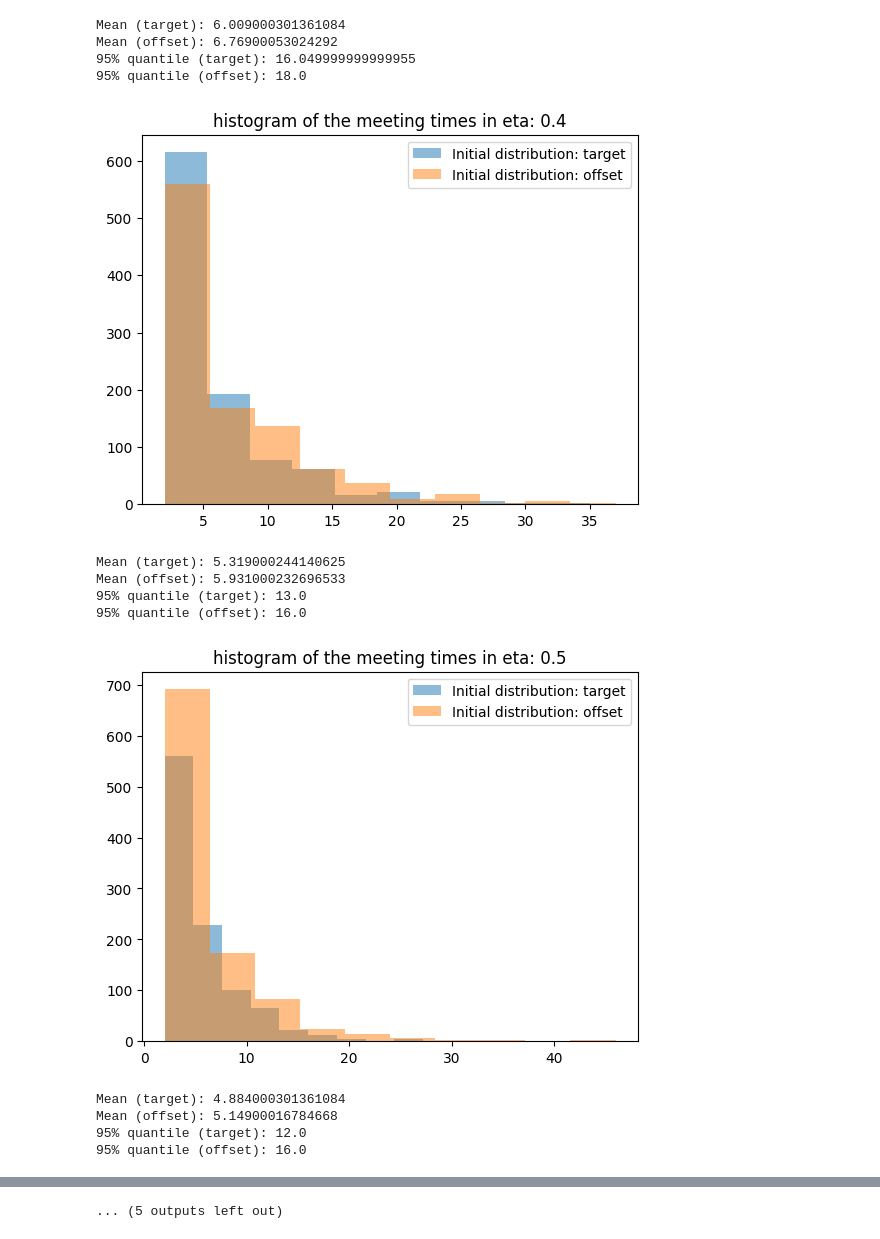
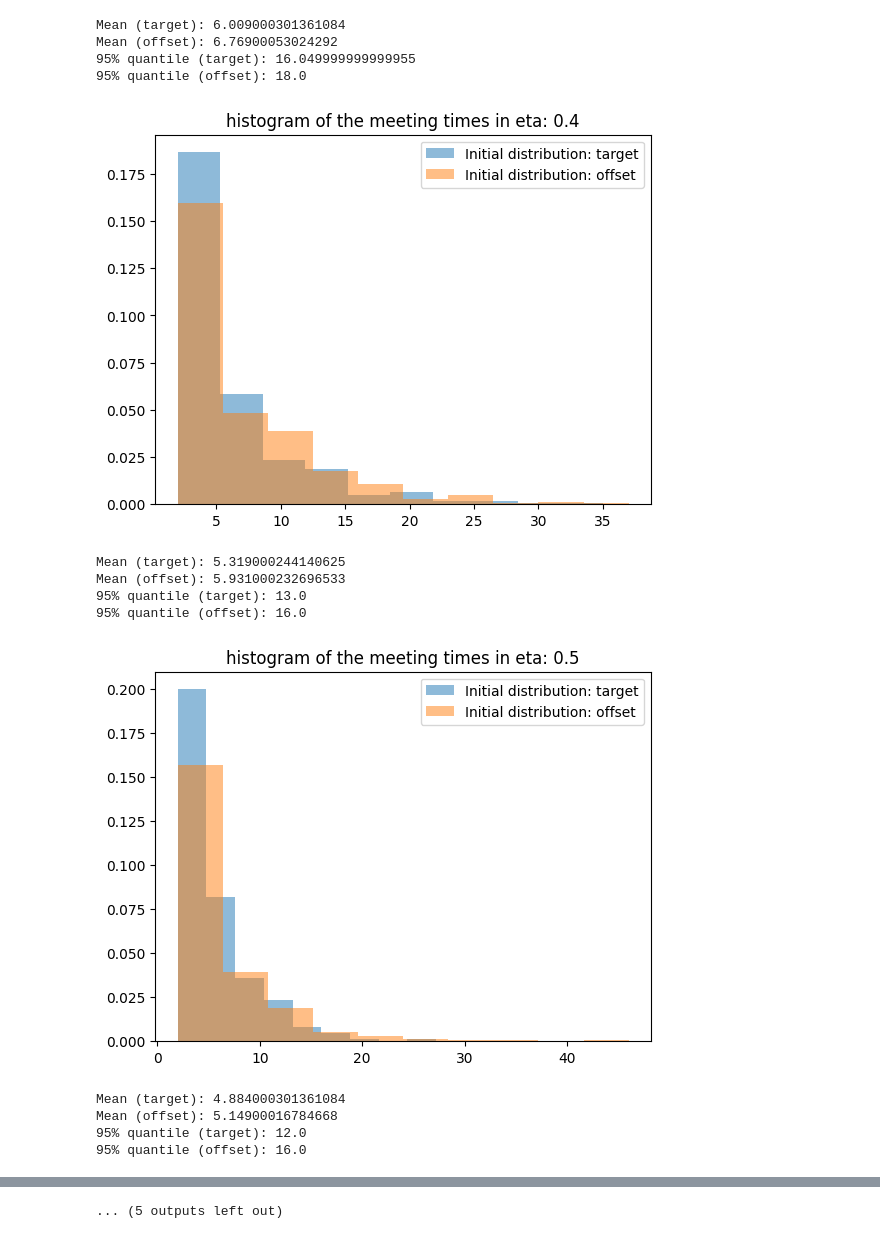
Before and after one commit to ylefay/unbiased_mcmc_with_couplings, a Jupyter notebook: experiments/exploiting_results.ipynb, the cells around one changed output, grey strips where cells are left out. Drawn from its saved outputs; the diff is of its cells as text; code cells hidden in the pictures.

```diff
--- a/experiments/exploiting_results.ipynb
+++ b/experiments/exploiting_results.ipynb
@@ -7,9 +7,9 @@ fn_exp1 = "./exp_compare_estimators.pkl"
 fn_exp2 = ["./results_coupling_time_target_wrt_to_dim.pkl", "results_coupling_time_offset_wrt_to_dim.pkl"]
 fn_exp3 = ["./results_coupling_time_target_wrt_to_eta.pkl", "results_coupling_time_offset_wrt_to_eta.pkl"]
 
-"""
+
 with open(fn_exp1, 'rb') as handle:
-    exp1 = pickle.load(handle)"""
+    exp1 = pickle.load(handle)
 with open(fn_exp2[0], 'rb') as handle:
     exp2 = pickle.load(handle)
 with open(fn_exp2[1], 'rb') as handle:
@@ -107,8 +117,8 @@ for eta in etas:
     print(f"Mean (offset): {exp3_offset[eta][-1].mean()}")
     print(f"95% quantile (target): {np.quantile(exp3[eta][-1], 0.95)}")
     print(f"95% quantile (offset): {np.quantile(exp3_offset[eta][-1], 0.95)}")
-    plt.hist(exp3[eta][-1], label="Initial distribution: target", alpha=0.5, bins=10)
-    plt.hist(exp3_offset[eta][-1], label="Initial distribution: offset", alpha=0.5, bins=10)
+    plt.hist(exp3[eta][-1], label="Initial distribution: target", alpha=0.5, bins=10, density=True)
+    plt.hist(exp3_offset[eta][-1], label="Initial distribution: offset", alpha=0.5, bins=10, density=True)
     plt.title(f"histogram of the meeting times in eta: {eta}")
     plt.legend()
     plt.show()
@@ -138,13 +148,13 @@ Mean (offset): 7.694000244140625
 Mean (target): 6.009000301361084
 Mean (offset): 6.76900053024292
 95% quantile (target): 16.049999999999955
 95% quantile (offset): 18.0
-[figure, old version]
+[figure, new version]
 Mean (target): 5.319000244140625
 Mean (offset): 5.931000232696533
 95% quantile (target): 13.0
 95% quantile (offset): 16.0
-[figure, old version]
+[figure, new version]
 Mean (target): 4.884000301361084
 Mean (offset): 5.14900016784668
 95% quantile (target): 12.0
```
Also changed, not shown: parts of 3 cells of this notebook, 5 other files.
